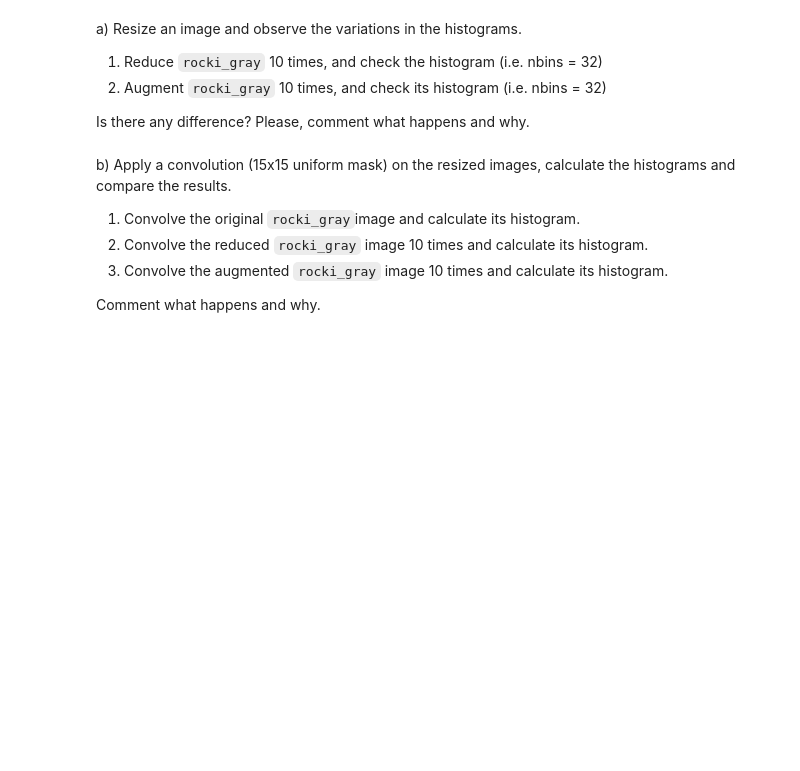
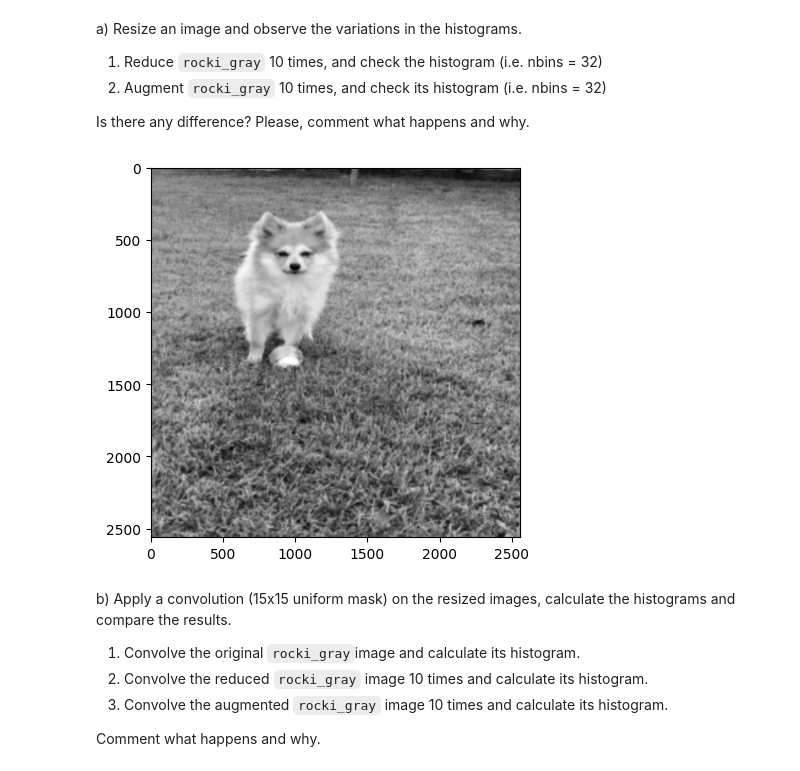
Before and after one commit to Zhipeng139/Computer-Vison_UB_P2, a Jupyter notebook: p2_2022-23.ipynb, the cells around one changed output. Drawn from its saved outputs; the diff is of its cells as text; code cells hidden in the pictures; blank space fills up the shorter version.

Commit message:
reduce, augment

```diff
--- a/p2_2022-23.ipynb
+++ b/p2_2022-23.ipynb
@@ -230,3 +241,12 @@ Is there any difference? Please, comment what happens and why.
+# %%
+#your solution
+def get_hist(img):
+
+
+reduce_gray = transform.rescale(dog_gray, 0.1)
+augment_gray = transform.rescale(dog_gray, 10)
+# %% [output]
+[figure, added]
 # %% [markdown]
 b) Apply a convolution (15x15 uniform mask) on the resized images, calculate the histograms and compare the results.
 
```
Also changed, not shown: parts of 2 cells of this notebook.
